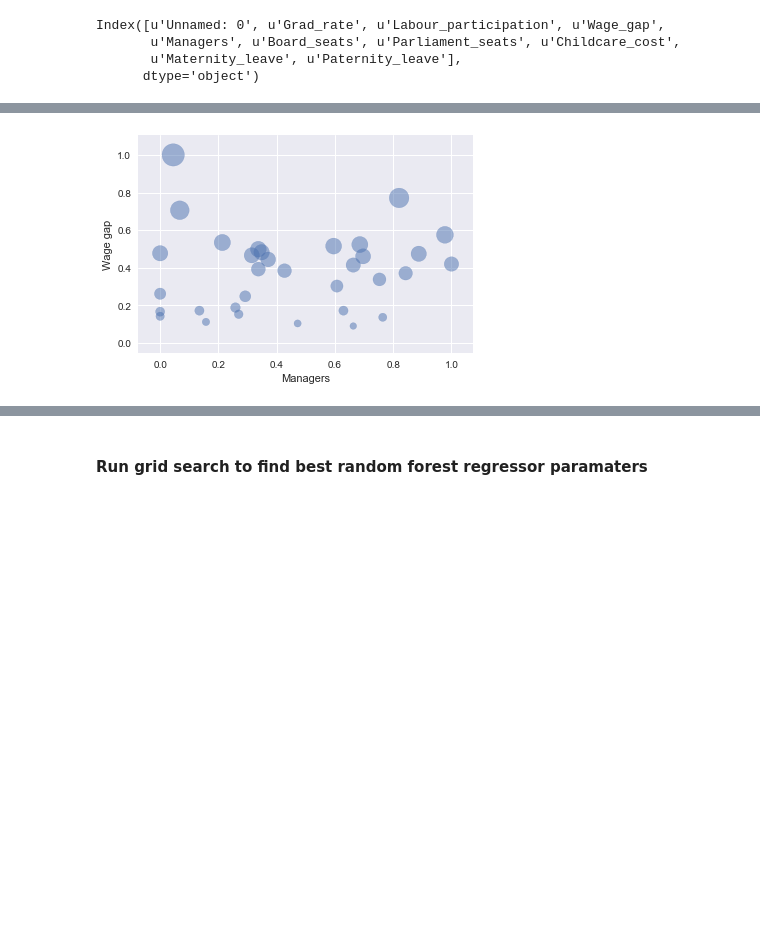
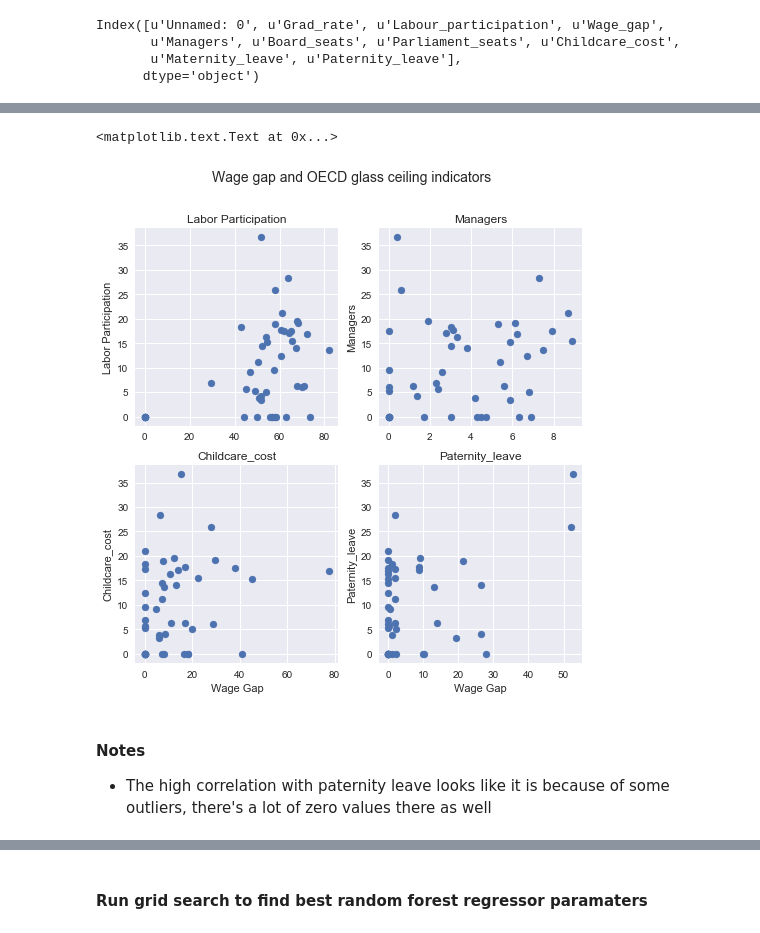
Before and after one commit to amandalouparker/glass-ceiling-index, a Jupyter notebook: OECD_indicator_plots.ipynb, the cells around one changed output, grey strips where cells are left out. Saved outputs shown, nothing was run; the diff lists cells and outputs as text; code cells hidden in the pictures; blank space fills up the shorter version.

```diff
--- a/OECD_indicator_plots.ipynb
+++ b/OECD_indicator_plots.ipynb
@@ -56,19 +56,41 @@ dfs.corr()
 | Childcare_cost | -0.000750 | 0.029404 | 0.202394 | 0.268175 | 0.111331 | 0.051918 | -0.039259 | ... |
 | Maternity_leave | -0.158884 | -0.033589 | 0.372204 | 0.238422 | 0.321785 | 0.302143 | 0.146627 | ... |
 | Paternity_leave | -0.006191 | -0.032353 | 0.211072 | 0.402244 | -0.085927 | 0.114046 | 0.098571 | ... |
-# %%
-x = dfs.Managers
-y = dfs.Wage_gap
-
-area = dfs.Wage_gap *500
-#np.pi * (15 * df.Wage_gap)**2  # 0 to 15 point radii
-
-plt.scatter(x, y, s=area, alpha=0.5)
-plt.xlabel('Managers')
-plt.ylabel('Wage gap')
-plt.show()
-# %% [output]
-[figure, removed]
+# %%
+x = dfs.Managers
+y = dfs.Wage_gap
+
+# Look at wage gap and the highest correlated features
+plt.figure(figsize=(8, 8))
+plt.suptitle('Wage gap and OECD glass ceiling indicators',  fontsize=14)
+# Upper Left
+plt.subplot(221)
+plt.scatter(dfs.Labour_participation,y)
+plt.title('Labor Participation')
+plt.ylabel('Labor Participation')
+# Upper Right
+plt.subplot(222)
+plt.scatter(dfs.Managers,y)
+plt.title('Managers')
+plt.ylabel('Managers')
+# Lower Left
+plt.subplot(223)
+plt.scatter(dfs.Childcare_cost,y)
+plt.title('Childcare_cost')
+plt.ylabel('Childcare_cost')
+plt.xlabel('Wage Gap')
+# Lower Right
+plt.subplot(224)
+plt.scatter(dfs.Paternity_leave,y)
+plt.title('Paternity_leave')
+plt.ylabel('Paternity_leave')
+plt.xlabel('Wage Gap')
+# %% [output]
+<matplotlib.text.Text at 0x...>
+[figure, added]
+# %% [markdown]
+#### Notes
+- The high correlation with paternity leave looks like it is because of some outliers, there's a lot of zero values there as well
 # %%
 data = [ dict(
         type = 'choropleth',
```
Also changed, not shown: parts of 28 cells of this notebook.
